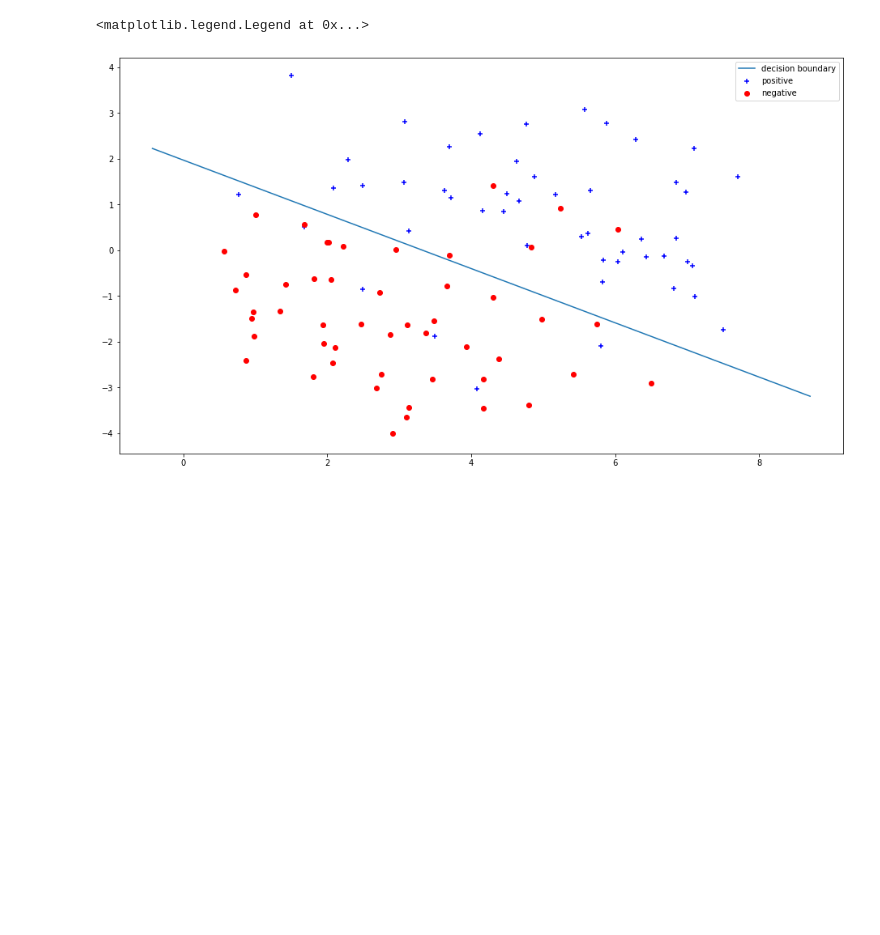
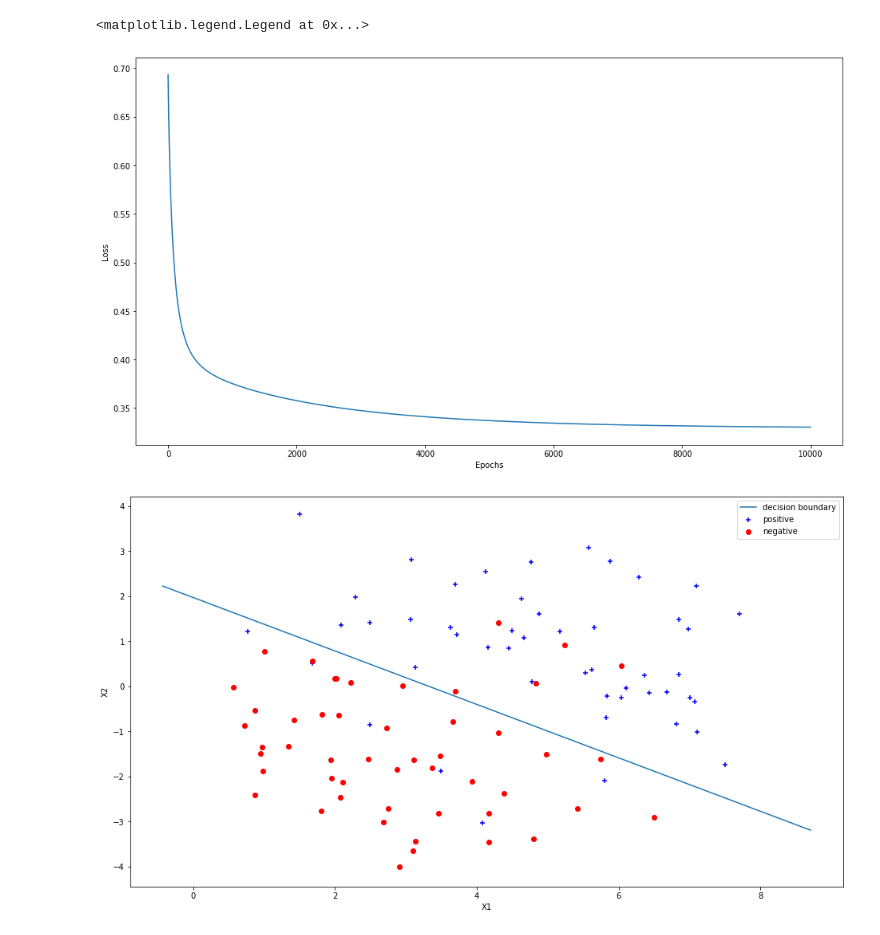
Before and after one commit to erqitao/Machine_Learning_Notebooks, a Jupyter notebook: logistic_regression/binary_classification.ipynb, the cells around one changed output. Saved outputs shown, nothing was run; the diff lists cells and outputs as text; code cells hidden in the pictures; blank space fills up the shorter version.

Commit message:
add loss figure

```diff
--- a/logistic_regression/binary_classification.ipynb
+++ b/logistic_regression/binary_classification.ipynb
@@ -14,31 +14,45 @@ x_range = np.linspace(x_min, x_max, 20)
 xx = np.c_[np.ones(len(x)), x]
 yy = np.reshape(y, (-1, 1))
 
 pos_dataset = x[y == 1]
 neg_dataset = x[y != 1]
 
 def sigmoid(z):
     return 1 / (1 + np.exp(-z))
 
 num_iterate = 10000
 alpha = 0.01
 theta = np.zeros((3, 1))
+epsilon = 1e-6
+costs = []
 
 for i in range(num_iterate):
     z = xx @ theta
     y_hat = sigmoid(z)
     error = y_hat - yy
+    cost = -(yy.T @ np.log(y_hat + epsilon) + (1 - yy.T) @ np.log(1 - y_hat + epsilon)) / len(xx)
+    costs.append(cost.flatten())
     theta = theta - alpha * (xx.T @ error) / len(xx)
+
 
 theta = theta.flatten()
 y_hat = -(theta[0] + theta[1] * x_range) / theta[2]
+
+
+plt.figure(figsize=(16, 9))
+plt.plot(costs)
+plt.xlabel('Epochs')
+plt.ylabel('Loss')
 
 plt.figure(figsize=(16, 9))
 plt.scatter(pos_dataset[:, 0], pos_dataset[:, 1], marker='+', color='blue', label='positive')
 plt.scatter(neg_dataset[:, 0], neg_dataset[:, 1], marker='o', color='red', label='negative')
 plt.plot(x_range, y_hat, label='decision boundary')
+plt.xlabel('X1')
+plt.ylabel('X2')
 
 plt.legend()
 # %% [output]
 <matplotlib.legend.Legend at 0x...>
-[figure, old version]
+[figure, new version]
+[figure, added]
```
